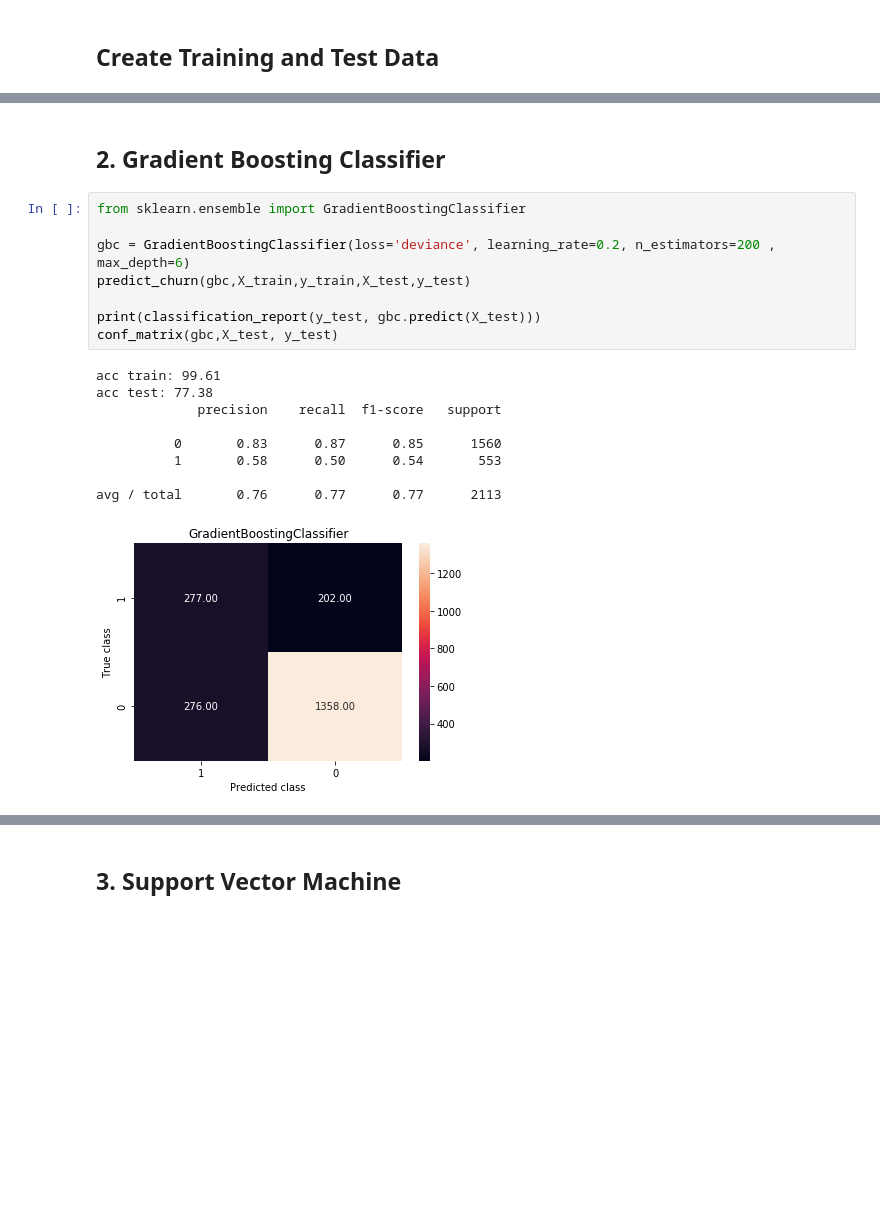
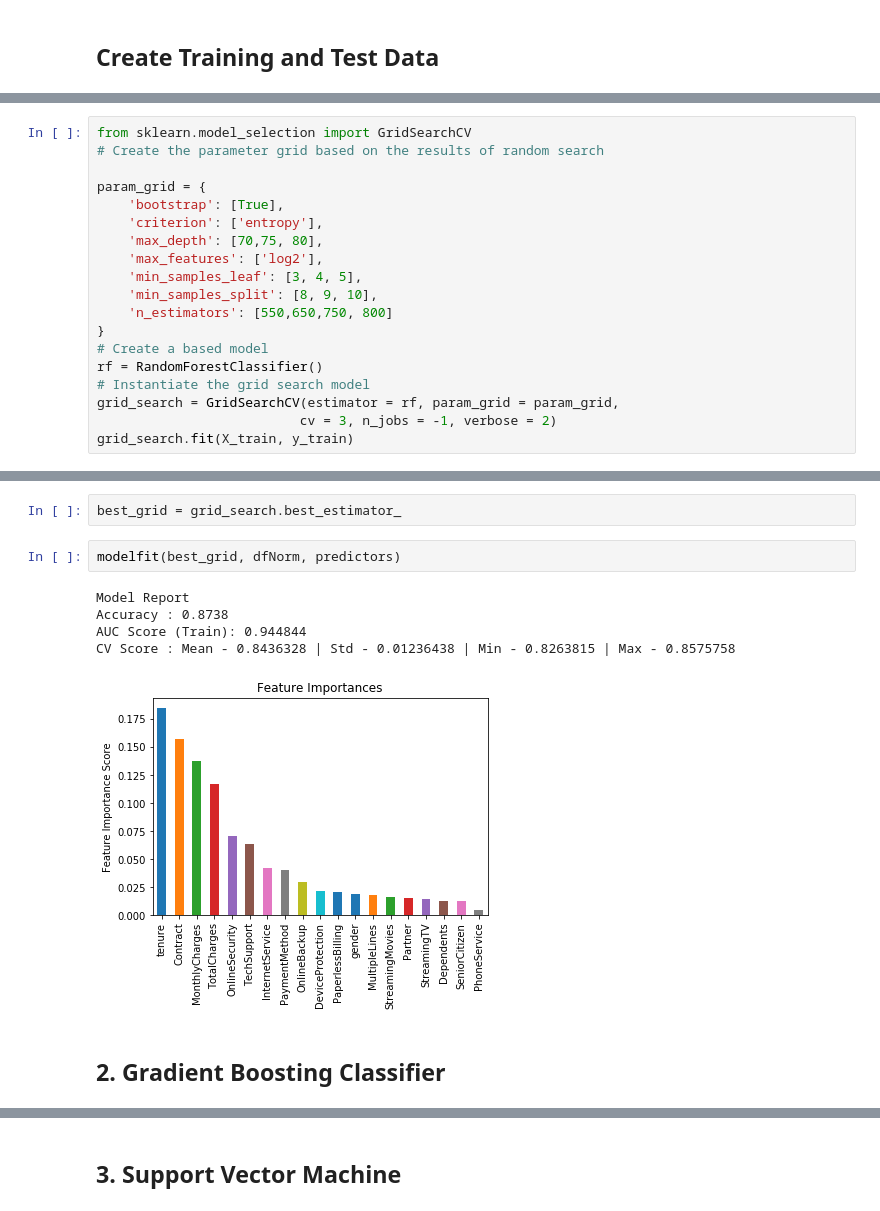
Before and after one commit to hctlee0812/Springboard, a Jupyter notebook: Capstone Project 2/Predictive Modeling/Telecom Churn | Predictive Analytics.ipynb, the cells around one changed output, grey strips where cells are left out. Drawn from its saved outputs; the diff is of its cells as text; blank space fills up the shorter version.

```diff
--- a/Capstone Project 2/Predictive Modeling/Telecom Churn | Predictive Analytics.ipynb
+++ b/Capstone Project 2/Predictive Modeling/Telecom Churn | Predictive Analytics.ipynb
@@ -108,0 +253,19 @@ avg / total       0.78      0.79      0.78      2113
+# %%
+from sklearn.model_selection import GridSearchCV
+# Create the parameter grid based on the results of random search
+
+param_grid = {
+    'bootstrap': [True],
+    'criterion': ['entropy'],
+    'max_depth': [70,75, 80],
+    'max_features': ['log2'],
+    'min_samples_leaf': [3, 4, 5],
+    'min_samples_split': [8, 9, 10],
+    'n_estimators': [550,650,750, 800]
+}
+# Create a based model
+rf = RandomForestClassifier()
+# Instantiate the grid search model
+grid_search = GridSearchCV(estimator = rf, param_grid = param_grid,
+                          cv = 3, n_jobs = -1, verbose = 2)
+grid_search.fit(X_train, y_train)
@@ -109,21 +349,13 @@ avg / total       0.78      0.79      0.78      2113
+# %%
+best_grid = grid_search.best_estimator_
+# %%
+modelfit(best_grid, dfNorm, predictors)
+# %% [output]
+Model Report
+Accuracy : 0.8738
+AUC Score (Train): 0.944844
+CV Score : Mean - 0.8436328 | Std - 0.01236438 | Min - 0.8263815 | Max - 0.8575758
+[figure, added]
 # %% [markdown]
 
 ## 2. Gradient Boosting Classifier
-# %%
-from sklearn.ensemble import GradientBoostingClassifier
-
-gbc = GradientBoostingClassifier(loss='deviance', learning_rate=0.2, n_estimators=200 , max_depth=6)
-predict_churn(gbc,X_train,y_train,X_test,y_test)
-
-print(classification_report(y_test, gbc.predict(X_test)))
-conf_matrix(gbc,X_test, y_test)
-# %% [output]
-acc train: 99.61
-acc test: 77.38
-             precision    recall  f1-score   support
-
-          0       0.83      0.87      0.85      1560
-          1       0.58      0.50      0.54       553
-
-avg / total       0.76      0.77      0.77      2113
-[figure, removed]
```
Also changed, not shown: parts of 97 cells of this notebook.
